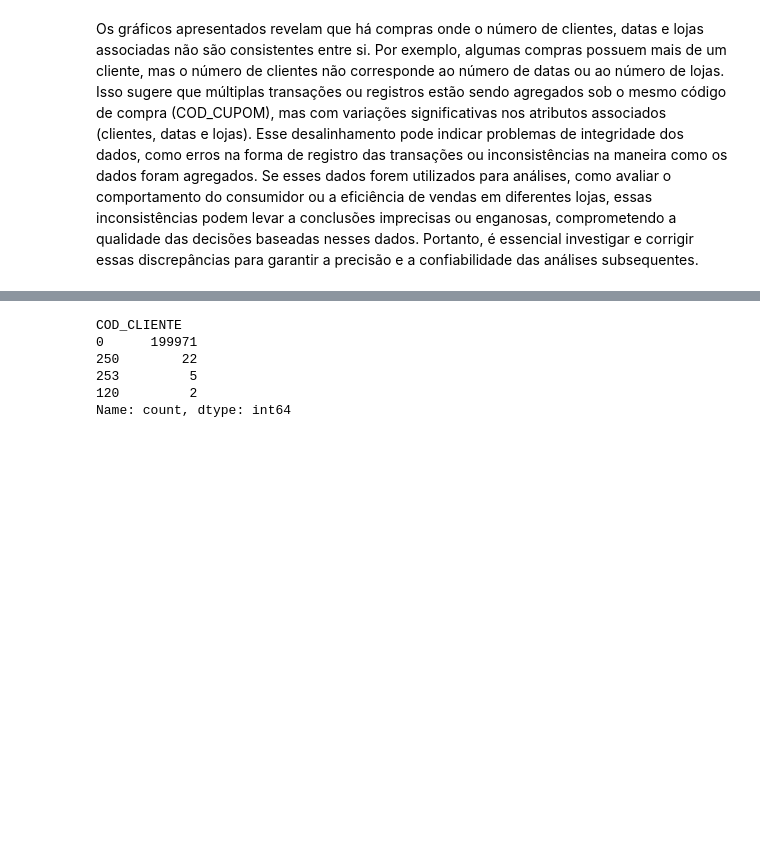
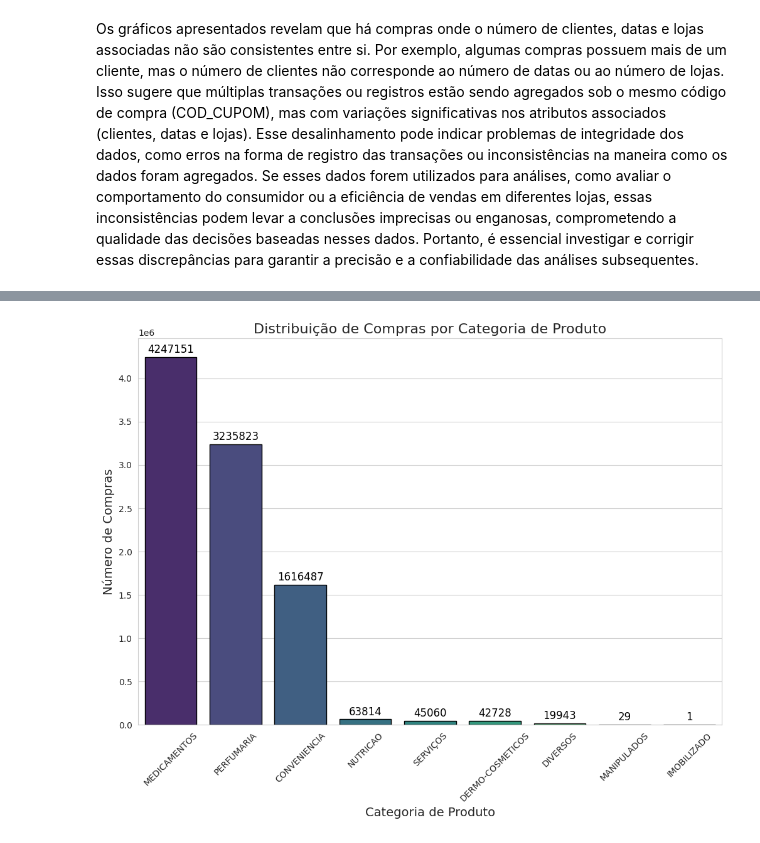
Before and after one commit to macedoti13/Cross-and-Up-Selling-with-Deep-Learning, a Jupyter notebook: thiago_data_analysis.ipynb, the cells around one changed output, grey strips where cells are left out. Cells and saved outputs as stored; diff of their text form; code cells hidden in the pictures; blank space fills up the shorter version.

```diff
--- a/thiago_data_analysis.ipynb
+++ b/thiago_data_analysis.ipynb
@@ -257,9 +193,20 @@ plt.show()
-# %%
-puc_vendas.COD_CLIENTE.value_counts()
-# %% [output]
-COD_CLIENTE
-0      199971
-250        22
-253         5
-120         2
-Name: count, dtype: int64
+# %%
+sorted_counts = puc_vendas['CATEGORIA_SKU'].value_counts().sort_values(ascending=False)
+
+plt.figure(figsize=(12, 8))
+sns.set_style("whitegrid")
+ax = sns.barplot(x=sorted_counts.index, y=sorted_counts.values, edgecolor='black', hue=sorted_counts.index, palette='viridis', legend=False)
+plt.title('Distribuição de Compras por Categoria de Produto', fontsize=16)
+plt.xlabel('Categoria de Produto', fontsize=14)
+plt.ylabel('Número de Compras', fontsize=14)
+plt.xticks(rotation=45)
+
+for p in ax.patches:
+    ax.annotate(f'{int(p.get_height())}',
+                (p.get_x() + p.get_width() / 2., p.get_height()),
+                ha='center', va='baseline',
+                fontsize=12, color='black',
+                xytext=(0, 5),
+                textcoords='offset points')
+# %% [output]
+[figure, added]
```
Also changed, not shown: parts of 21 cells of this notebook, 2 other files.
